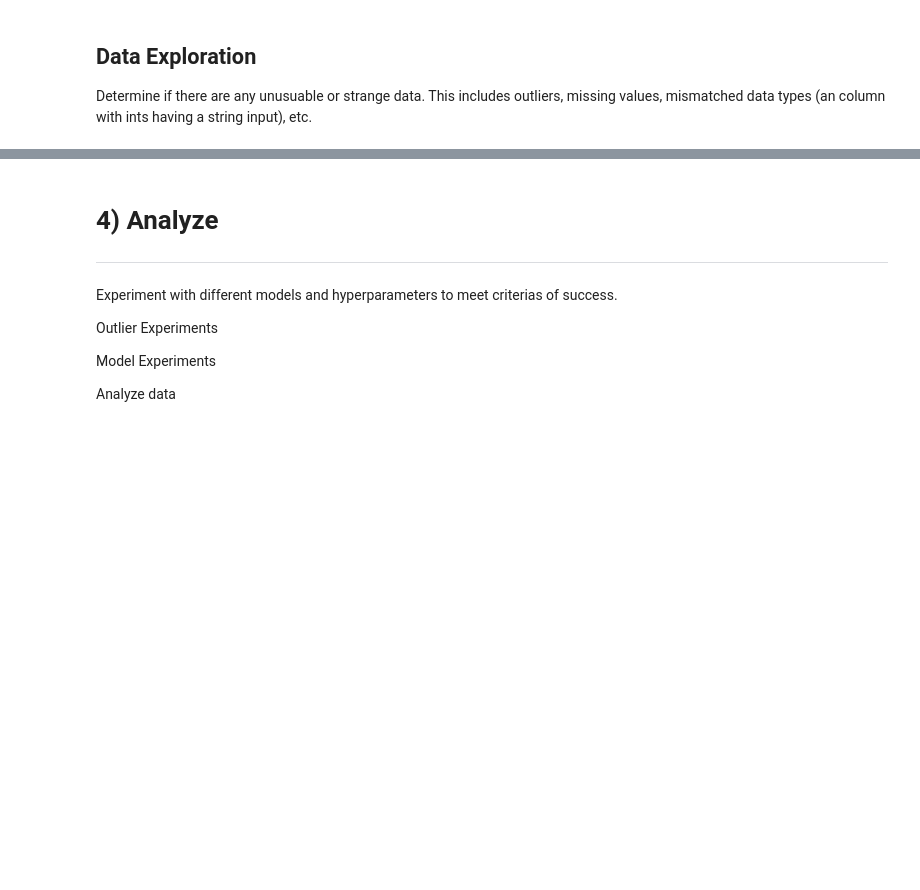
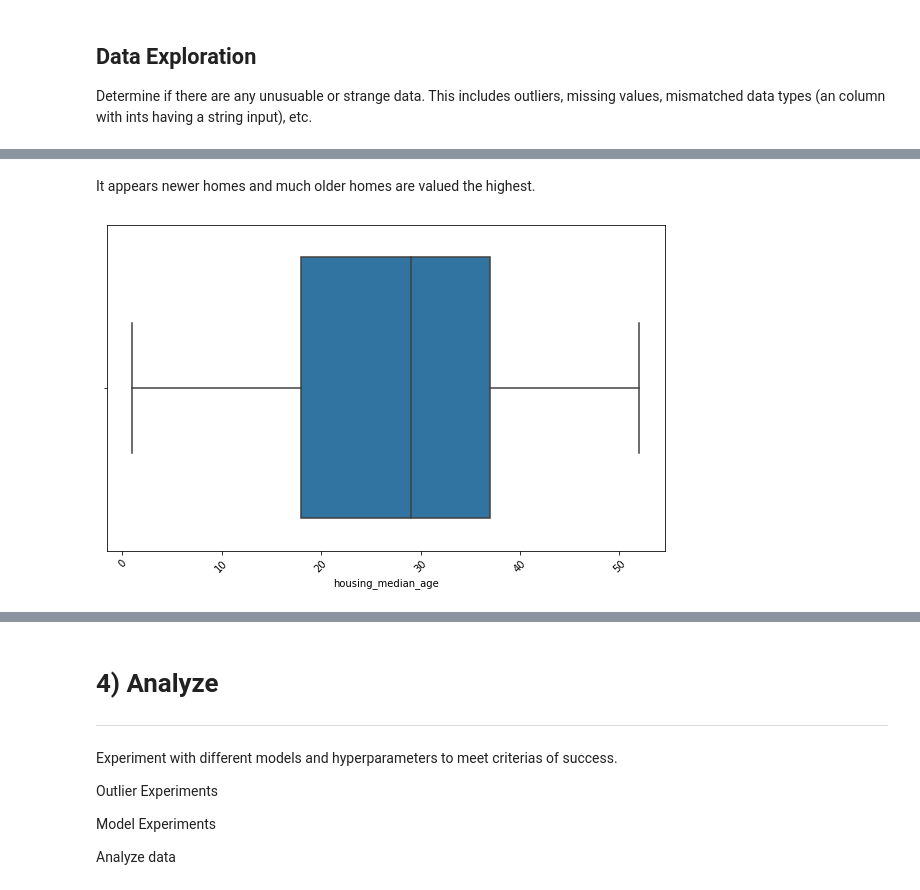
Before and after one commit to Kirlewn/Machine-Learning-Projects, a Jupyter notebook: Regression/california_housing_ml_notebook.ipynb, the cells around one changed output, grey strips where cells are left out. Saved outputs shown, nothing was run; the diff lists cells and outputs as text; code cells hidden in the pictures; blank space fills up the shorter version.

```diff
--- a/Regression/california_housing_ml_notebook.ipynb
+++ b/Regression/california_housing_ml_notebook.ipynb
@@ -93,0 +176,9 @@ Processed the data by cleaning it to make sure it was complete, correct, relevan
+# %% [markdown]
+It appears newer homes and much older homes are valued the highest.
+# %%
+# let's visualize any outliers
+fig = plt.figure(figsize = (10,6))
+sns.boxplot(x = 'housing_median_age', data = data);
+plt.xticks(rotation = 45);
+# %% [output]
+[figure, added]
```
Also changed, not shown: parts of 25 cells of this notebook.
